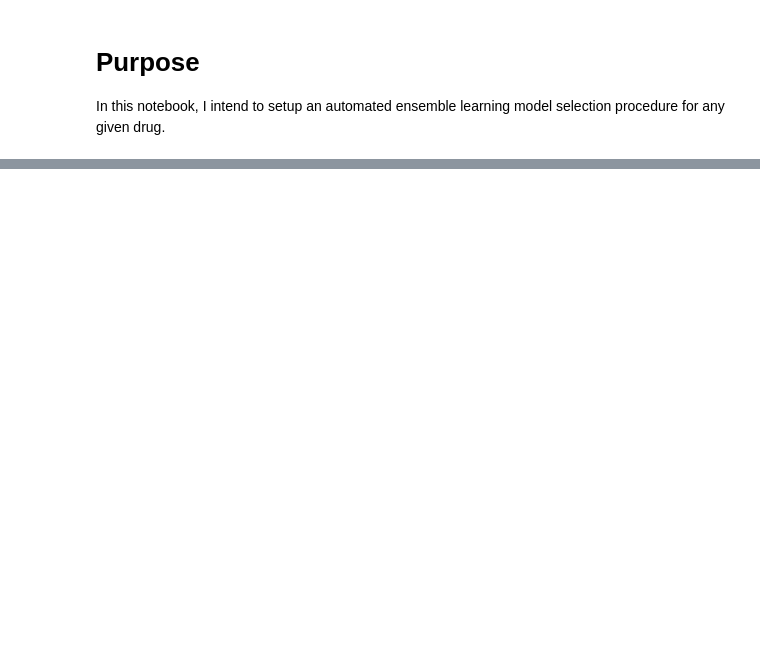
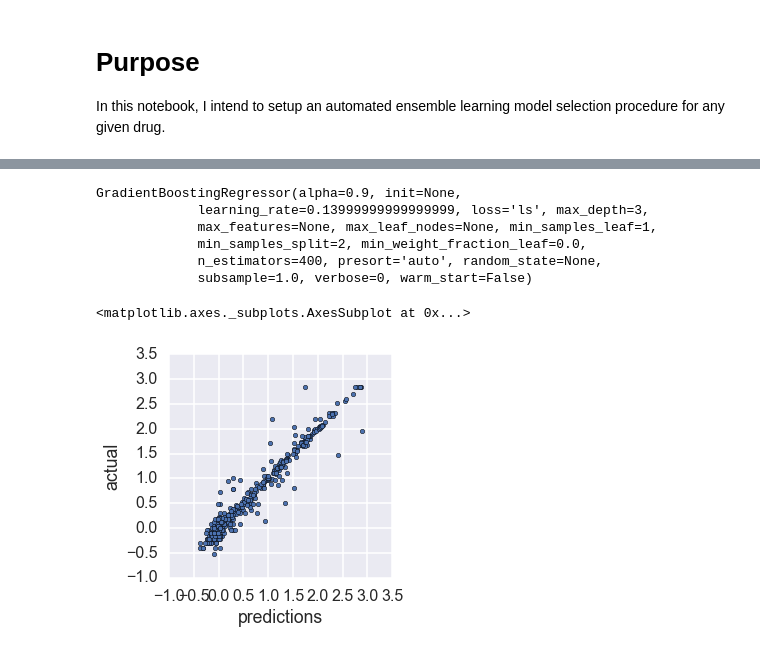
Before and after one commit to ericmjl/genomic-surveillance-dashboard, a Jupyter notebook: notebooks/automated-ensemble-selection.ipynb, the cells around one changed output, grey strips where cells are left out. Drawn from its saved outputs; the diff is of its cells as text; code cells hidden in the pictures; blank space fills up the shorter version.

```diff
--- a/notebooks/automated-ensemble-selection.ipynb
+++ b/notebooks/automated-ensemble-selection.ipynb
@@ -50,9 +45,0 @@ data.head()
-# %%
-X = data[feat_cols]
-Y = data[drug]
-
-from sklearn.cross_validation import train_test_split, ShuffleSplit
-
-X_train, X_test, Y_train, Y_test = train_test_split(X, Y, test_size=0.1)
-
-sscv = ShuffleSplit(n=len(X_train), n_iter=3, test_size=0.2)
@@ -193,0 +124,17 @@ mse(preds, Y_test)
+# %%
+gridsearch.best_estimator_
+# %% [output]
+GradientBoostingRegressor(alpha=0.9, init=None,
+             learning_rate=0.13999999999999999, loss='ls', max_depth=3,
+             max_features=None, max_leaf_nodes=None, min_samples_leaf=1,
+             min_samples_split=2, min_weight_fraction_leaf=0.0,
+             n_estimators=400, presort='auto', random_state=None,
+             subsample=1.0, verbose=0, warm_start=False)
+# %%
+preds = gridsearch.best_estimator_.predict(X)
+df = pd.DataFrame([preds, Y]).T
+df.columns = ['predictions', 'actual']
+df.plot(x='predictions', y='actual', kind='scatter', figsize=(4,4))
+# %% [output]
+<matplotlib.axes._subplots.AxesSubplot at 0x...>
+[figure, added]
```
Also changed, not shown: parts of 14 cells of this notebook, 3 other files.
